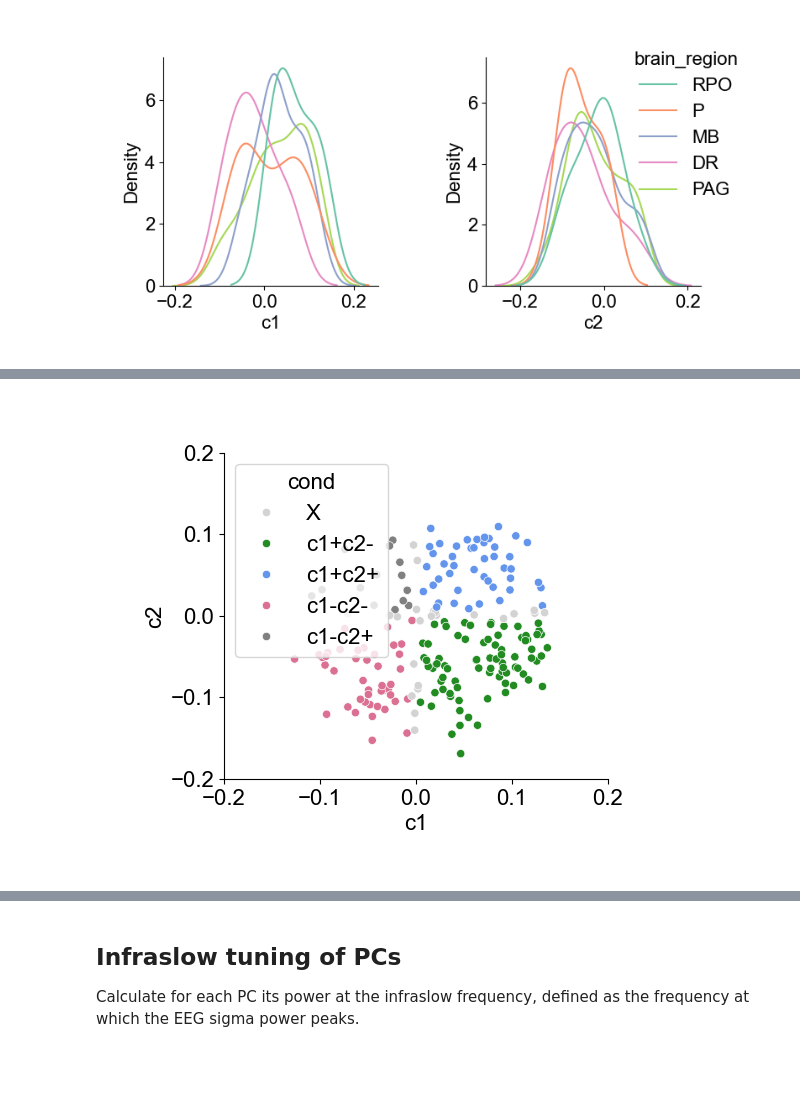
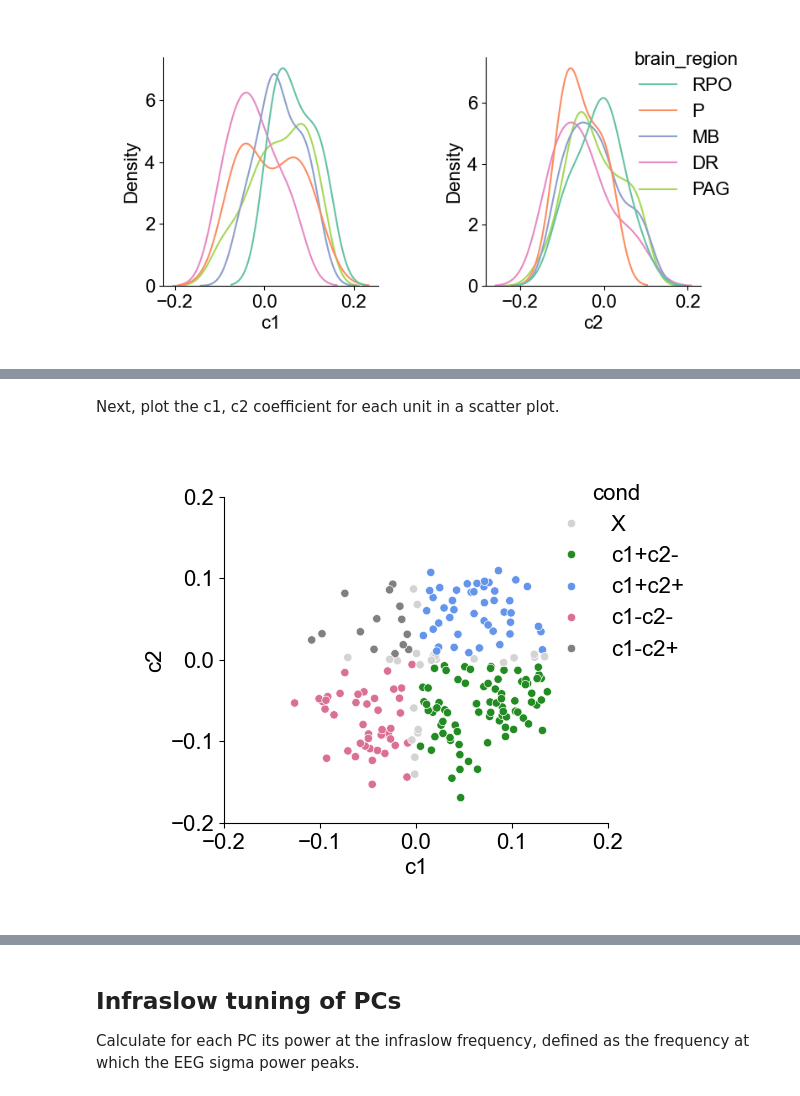
Before and after one commit to tortugar/Npx, a Jupyter notebook: basic_analysis_howto.ipynb, the cells around one changed output, grey strips where cells are left out. Saved outputs shown, nothing was run; the diff lists cells and outputs as text; code cells hidden in the pictures; blank space fills up the shorter version.

```diff
--- a/basic_analysis_howto.ipynb
+++ b/basic_analysis_howto.ipynb
@@ -231,16 +235,22 @@ df_coeff_typ.loc[(df_coeff_typ.p1 < alpha) & (df_coeff_typ.p2 < alpha) & (df_coe
 df_coeff_typ.loc[(df_coeff_typ.p1 < alpha) & (df_coeff_typ.p2 < alpha) & (df_coeff_typ.c1>0) & (df_coeff_typ.c2<0),'cond'] = 'c1+c2-'
 df_coeff_typ.loc[(df_coeff_typ.p1 < alpha) & (df_coeff_typ.p2 < alpha) & (df_coeff_typ.c1>0) & (df_coeff_typ.c2>0),'cond'] = 'c1+c2+'
 df_coeff_typ.loc[(df_coeff_typ.p1 < alpha) & (df_coeff_typ.p2 < alpha) & (df_coeff_typ.c1<0) & (df_coeff_typ.c2>0),'cond'] = 'c1-c2+'
+# %% [markdown]
+Next, plot the c1, c2 coefficient for each unit in a scatter plot.
 # %%
 palette_dict = {'c1+c2-':'forestgreen', 'c1+c2+':'cornflowerblue', 'c1-c2+':'gray', 'X':'beige', 'c1-c2-':'palevioletred'}
 palette_dict['X'] = 'lightgray'
 
 sleepy.set_fontsize(16)
 plt.figure()
 sns.scatterplot(data=df_coeff_typ, x='c1', y='c2', hue='cond', palette=palette_dict)
 plt.xlim([-0.2, 0.2])
 plt.ylim([-0.2, 0.2])
 sns.despine()
 plt.subplots_adjust(left=0.2, bottom=0.2, right=0.8)
+legend = plt.gca().get_legend()
+legend.set_frame_on(False)
+legend.set_loc('upper right')
+legend.set_bbox_to_anchor([1.25, 1.1])
 # %% [output]
-[figure, old version]
+[figure, new version]
```
Also changed, not shown: parts of 3 cells of this notebook.
